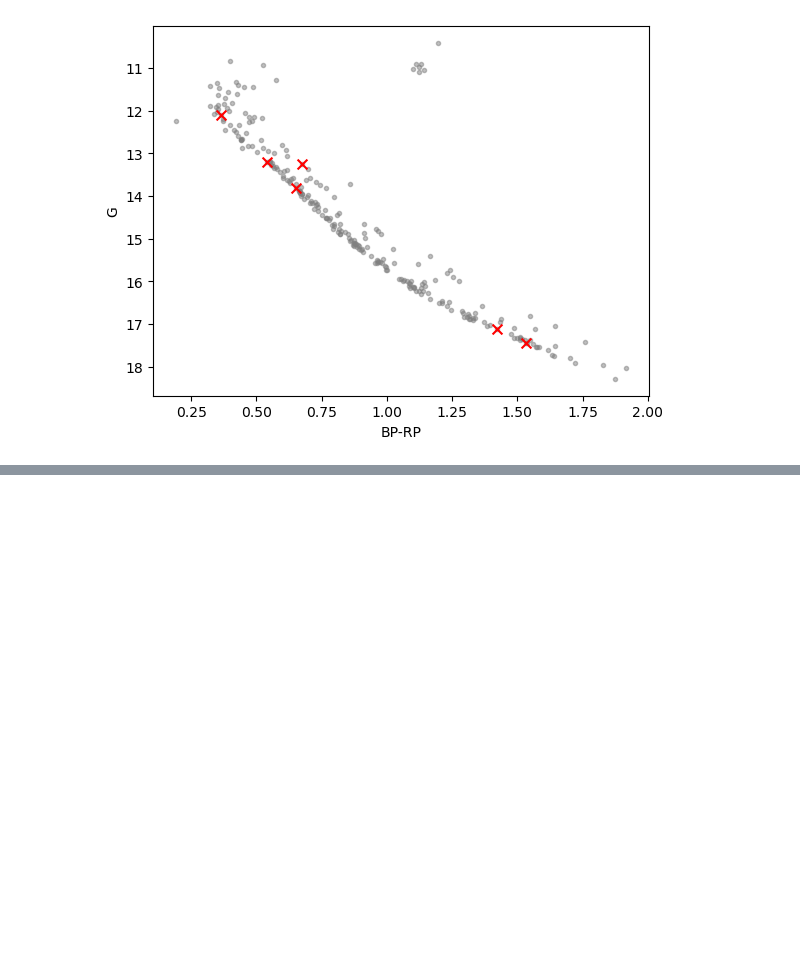
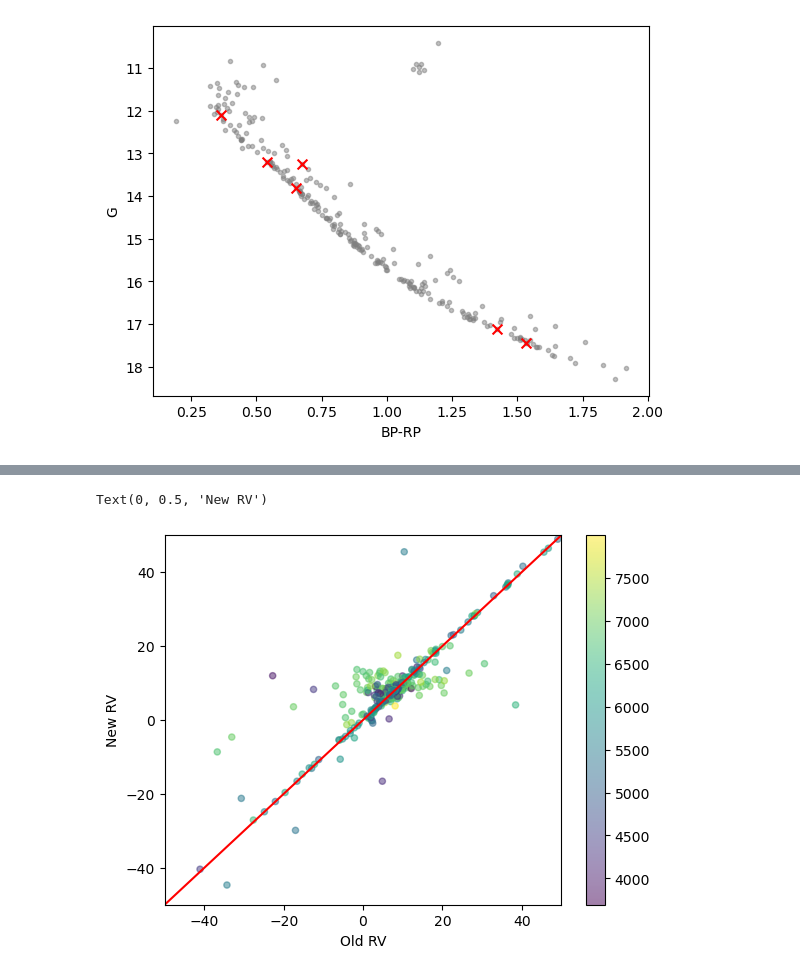
Before and after one commit to ella918/Summer-Research, a Jupyter notebook: 6811CombiningData.ipynb, the cells around one changed output, grey strips where cells are left out. Saved outputs shown, nothing was run; the diff lists cells and outputs as text; code cells hidden in the pictures; blank space fills up the shorter version.

```diff
--- a/6811CombiningData.ipynb
+++ b/6811CombiningData.ipynb
@@ -258,0 +404,18 @@ Text(0, 0.5, 'G')
+# %%
+#new vs old RV
+fig, ax = plt.subplots()
+x1 = np.linspace(-500, 500)
+ax.plot(x1, x1,'r')
+x = NewVsOld['RV_old']
+y = NewVsOld['RV_new']
+scatter = plt.scatter(x, y, c = NewVsOld['Teff_new'], s = 20, alpha = 0.5)
+ax.set_xlim(-50,50)
+ax.set_ylim(-50,50)
+#plt.errorbar(x, y, yerr=NewVsOld['RV_err_new'], fmt="none", color='gray', zorder = -1)
+#plt.errorbar(x, y, xerr=NewVsOld['RV_err_old'], fmt="none", color='gray', zorder = -1)
+plt.colorbar(scatter)
+ax.set_xlabel('Old RV')
+ax.set_ylabel('New RV')
+# %% [output]
+Text(0, 0.5, 'New RV')
+[figure, added]
```
Also changed, not shown: parts of 31 cells of this notebook, 2 other files.
